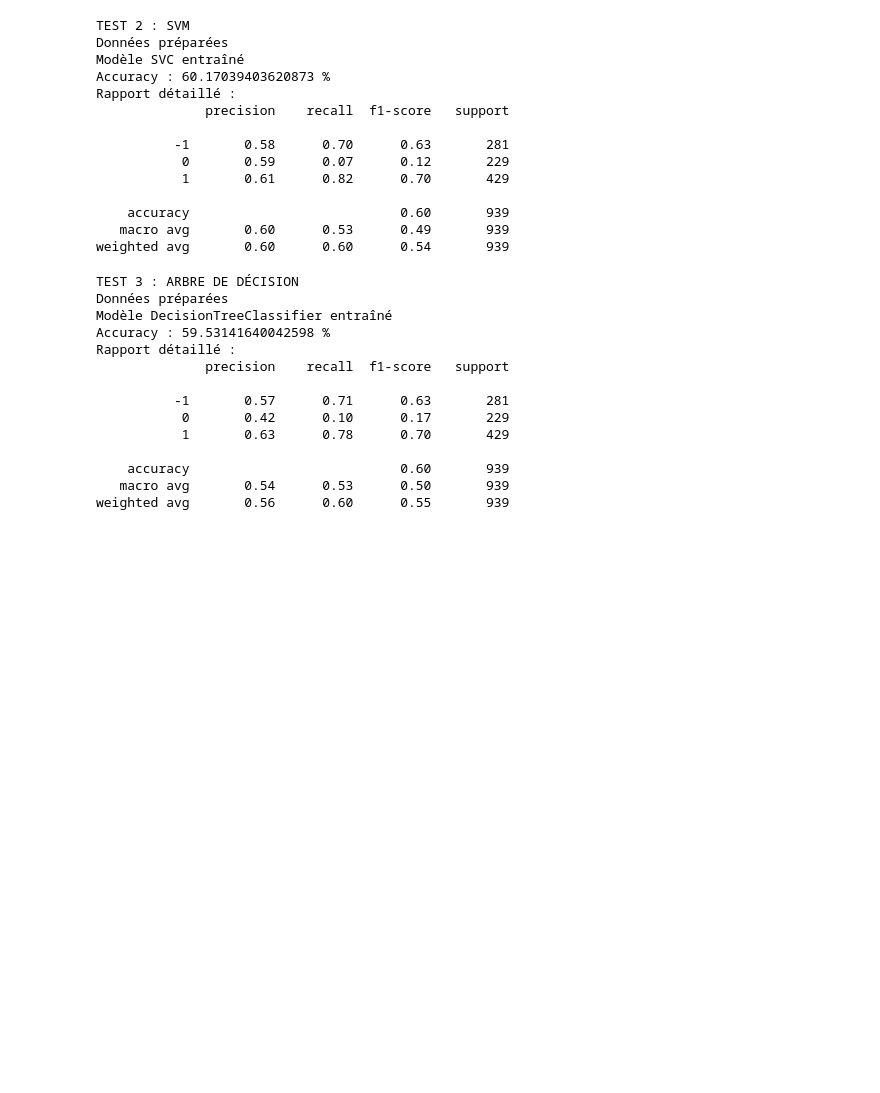
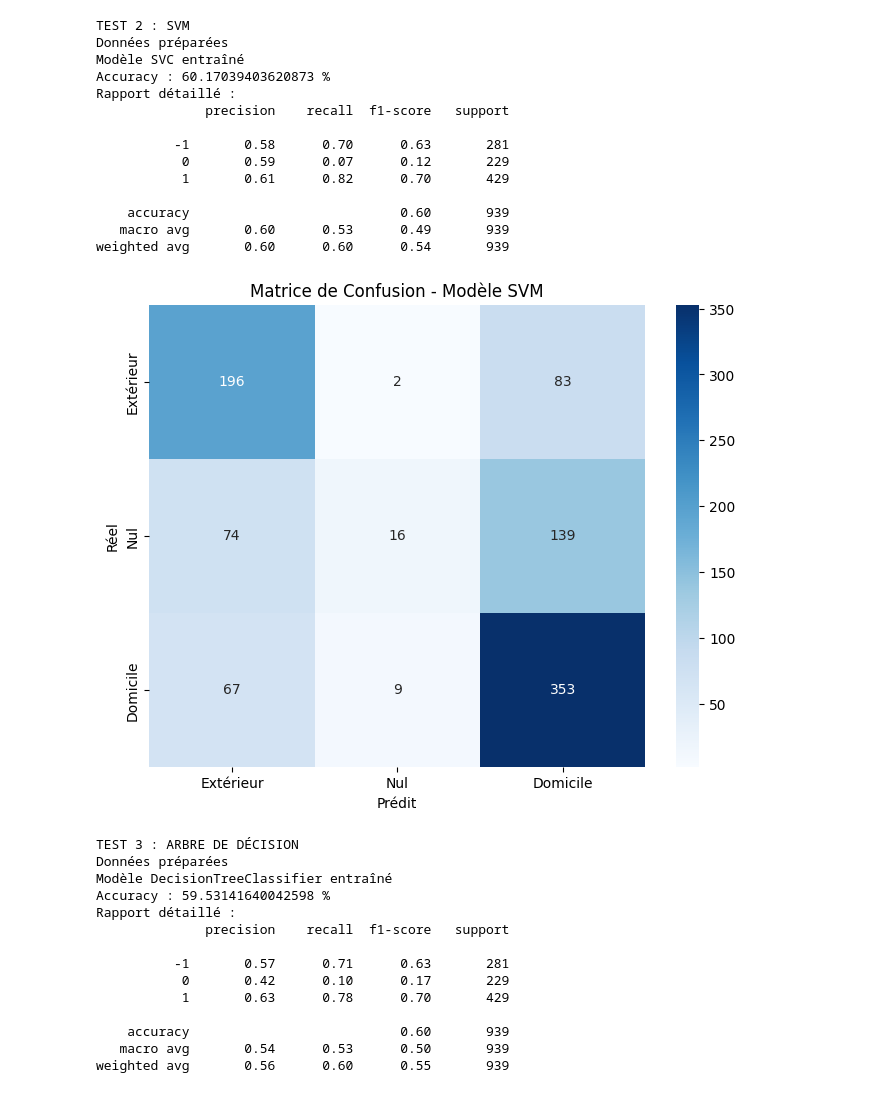
Before and after one commit to massieuxalexandre/Ligue1-Matchs-Predictions, a Jupyter notebook: main.ipynb, the cells around one changed output. Cells and saved outputs as stored; diff of their text form; code cells hidden in the pictures; blank space fills up the shorter version.

```diff
--- a/main.ipynb
+++ b/main.ipynb
@@ -259,6 +312,20 @@ Rapport détaillé :
     accuracy                           0.60       939
    macro avg       0.60      0.53      0.49       939
 weighted avg       0.60      0.60      0.54       939
+# %%
+# Générer la matrice de confusion pour le Test 2 (SVM) par exemple
+cm = confusion_matrix(predictor_2.y_test, predictor_2.model.predict(predictor_2.X_test_scaled))
+
+plt.figure(figsize=(8, 6))
+sns.heatmap(cm, annot=True, fmt='d', cmap='Blues',
+            xticklabels=['Extérieur', 'Nul', 'Domicile'],
+            yticklabels=['Extérieur', 'Nul', 'Domicile'])
+plt.ylabel('Réel')
+plt.xlabel('Prédit')
+plt.title('Matrice de Confusion - Modèle SVM')
+plt.show()
+# %% [output]
+[figure, added]
 # %%
 print("\nTEST 3 : ARBRE DE DÉCISION")
 # On limite la profondeur (max_depth=5) pour éviter l'overfitting (surapprentissage) vu dans ton CM5
```
Also changed, not shown: parts of 22 cells of this notebook.
